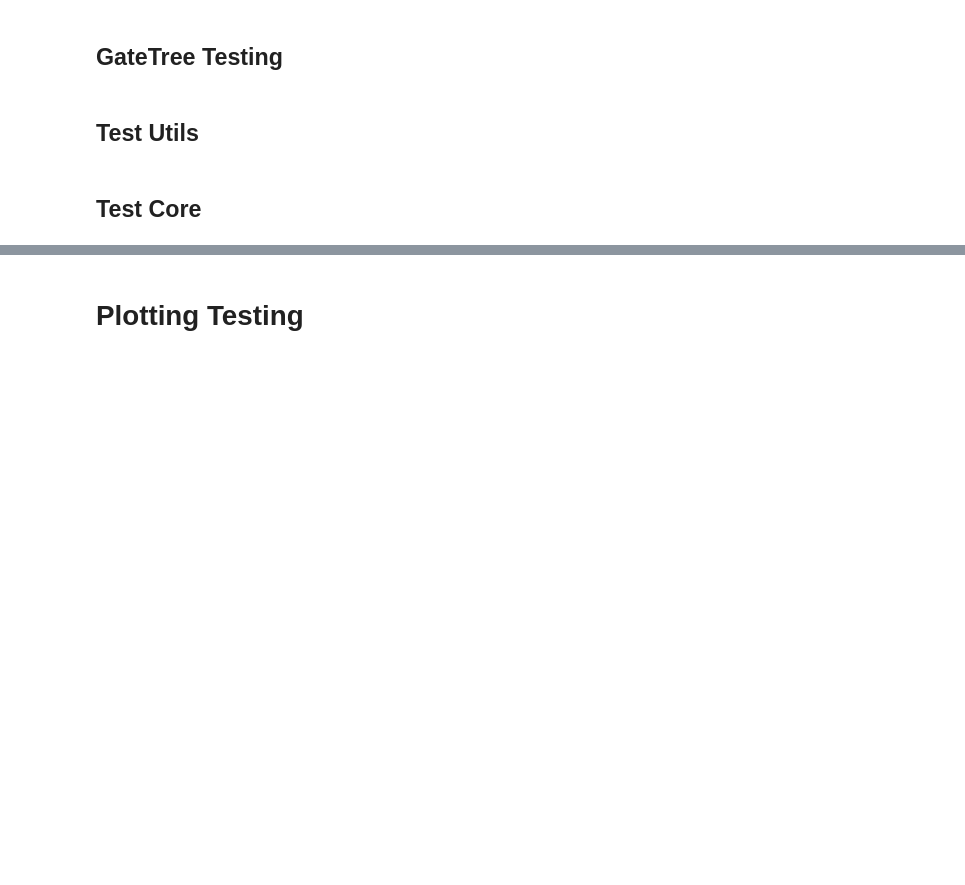
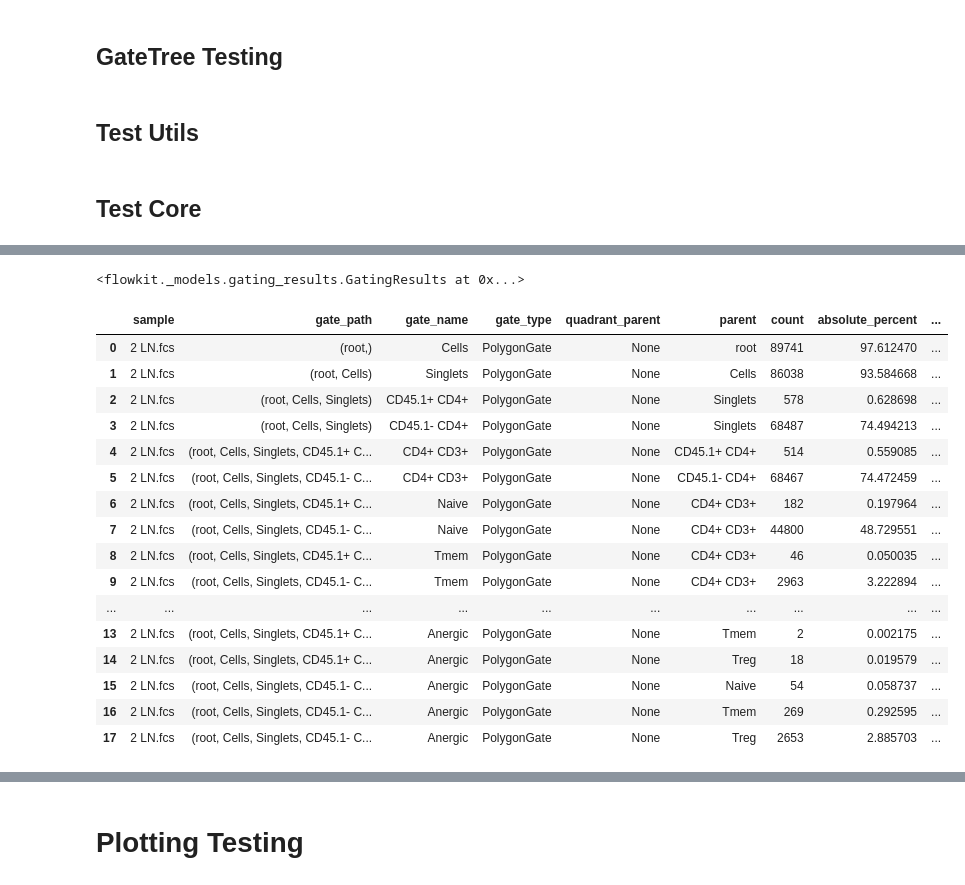
Before and after one commit to bfoley12/CytoDataParser, a Jupyter notebook: examples/test_notebook.ipynb, the cells around one changed output, grey strips where cells are left out. Saved outputs shown, nothing was run; the diff lists cells and outputs as text; code cells hidden in the pictures; blank space fills up the shorter version.

```diff
--- a/examples/test_notebook.ipynb
+++ b/examples/test_notebook.ipynb
@@ -105,0 +125,29 @@ ws = fk.parse_wsp(r"C:\Users\brend\Downloads\2025-06-20 Skin Tx Summary.xlsx")
+# %%
+ws.get_gating_results("2 LN.fcs")
+# %% [output]
+<flowkit._models.gating_results.GatingResults at 0x...>
+# %%
+result['full_path'] = result.apply(
+    lambda row: "/".join(row['gate_path'] + (row['gate_name'],)),
+    axis=1
+)
+# %%
+result
+# %% [output]
+|  | sample | gate_path | gate_name | gate_type | quadrant_parent | parent | count | absolute_percent | ... |
+| 0 | 2 LN.fcs | (root,) | Cells | PolygonGate | None | root | 89741 | 97.612470 | ... |
+| 1 | 2 LN.fcs | (root, Cells) | Singlets | PolygonGate | None | Cells | 86038 | 93.584668 | ... |
+| 2 | 2 LN.fcs | (root, Cells, Singlets) | CD45.1+ CD4+ | PolygonGate | None | Singlets | 578 | 0.628698 | ... |
+| 3 | 2 LN.fcs | (root, Cells, Singlets) | CD45.1- CD4+ | PolygonGate | None | Singlets | 68487 | 74.494213 | ... |
+| 4 | 2 LN.fcs | (root, Cells, Singlets, CD45.1+ C... | CD4+ CD3+ | PolygonGate | None | CD45.1+ CD4+ | 514 | 0.559085 | ... |
+| 5 | 2 LN.fcs | (root, Cells, Singlets, CD45.1- C... | CD4+ CD3+ | PolygonGate | None | CD45.1- CD4+ | 68467 | 74.472459 | ... |
+| 6 | 2 LN.fcs | (root, Cells, Singlets, CD45.1+ C... | Naive | PolygonGate | None | CD4+ CD3+ | 182 | 0.197964 | ... |
+| 7 | 2 LN.fcs | (root, Cells, Singlets, CD45.1- C... | Naive | PolygonGate | None | CD4+ CD3+ | 44800 | 48.729551 | ... |
+| 8 | 2 LN.fcs | (root, Cells, Singlets, CD45.1+ C... | Tmem | PolygonGate | None | CD4+ CD3+ | 46 | 0.050035 | ... |
+| 9 | 2 LN.fcs | (root, Cells, Singlets, CD45.1- C... | Tmem | PolygonGate | None | CD4+ CD3+ | 2963 | 3.222894 | ... |
+| ... | ... | ... | ... | ... | ... | ... | ... | ... | ... |
+| 13 | 2 LN.fcs | (root, Cells, Singlets, CD45.1+ C... | Anergic | PolygonGate | None | Tmem | 2 | 0.002175 | ... |
+| 14 | 2 LN.fcs | (root, Cells, Singlets, CD45.1+ C... | Anergic | PolygonGate | None | Treg | 18 | 0.019579 | ... |
+| 15 | 2 LN.fcs | (root, Cells, Singlets, CD45.1- C... | Anergic | PolygonGate | None | Naive | 54 | 0.058737 | ... |
+| 16 | 2 LN.fcs | (root, Cells, Singlets, CD45.1- C... | Anergic | PolygonGate | None | Tmem | 269 | 0.292595 | ... |
+| 17 | 2 LN.fcs | (root, Cells, Singlets, CD45.1- C... | Anergic | PolygonGate | None | Treg | 2653 | 2.885703 | ... |
```
Also changed, not shown: parts of 30 cells of this notebook, 32 other files.
